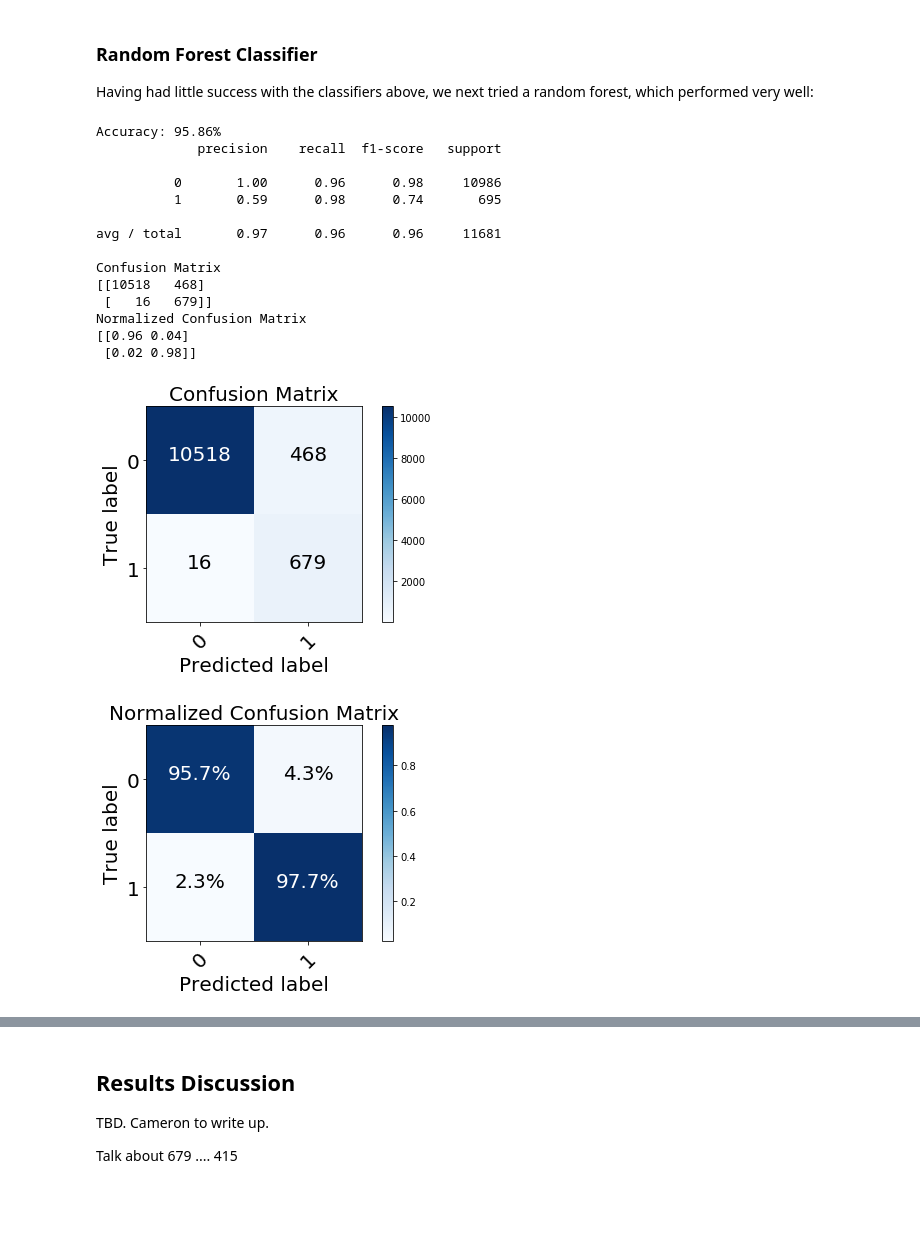
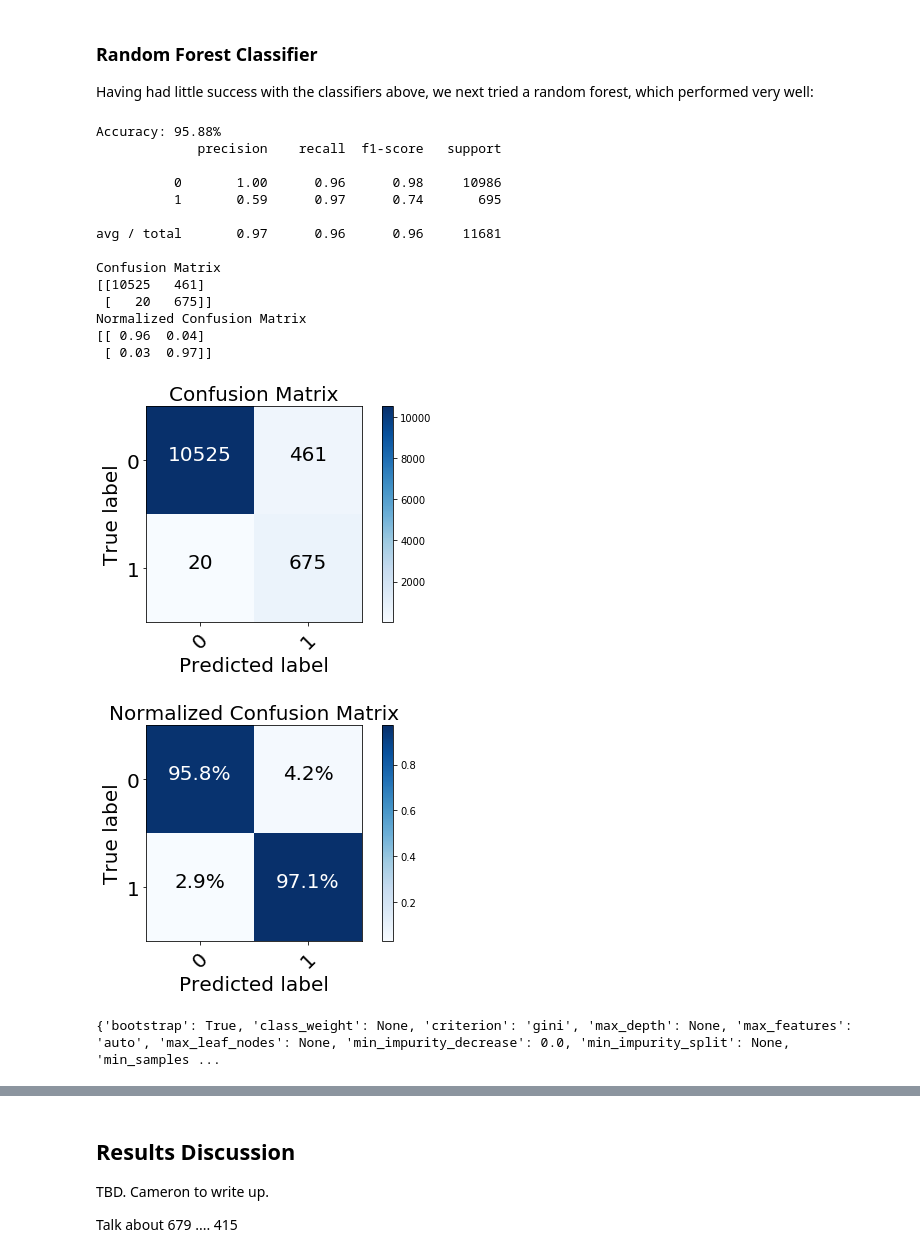
Before and after one commit to ajolson89/W207Fall2018Final, a Jupyter notebook: W207_FinalProj_02MLModels_KennedyKhannaOlson_Final.ipynb, the cells around one changed output, grey strips where cells are left out. Saved outputs shown, nothing was run; the diff lists cells and outputs as text; code cells hidden in the pictures; blank space fills up the shorter version.

Commit message:
Updated MLModels file with Random Forest GridSearch

```diff
--- a/W207_FinalProj_02MLModels_KennedyKhannaOlson_Final.ipynb
+++ b/W207_FinalProj_02MLModels_KennedyKhannaOlson_Final.ipynb
@@ -350,23 +351,25 @@ Normalized Confusion Matrix
 Having had little success with the classifiers above, we next tried a random forest, which performed very well:
 # %%
 ### Random Forest Attempt ###
-clf_RF = RandomForestClassifier(n_jobs=8, n_estimators=23, class_weight={0: 1, 1: 1}, criterion='gini')
+clf_RF = RandomForestClassifier(n_jobs=8, n_estimators=23)
 clf_RF.fit(train_data, train_labels)
 summarize_results(clf_RF)
+print(clf_RF.get_params())
 # %% [output]
-Accuracy: 95.86%
+Accuracy: 95.88%
              precision    recall  f1-score   support
 
           0       1.00      0.96      0.98     10986
-          1       0.59      0.98      0.74       695
+          1       0.59      0.97      0.74       695
 
 avg / total       0.97      0.96      0.96     11681
 
 Confusion Matrix
-[[10518   468]
- [   16   679]]
+[[10525   461]
+ [   20   675]]
 Normalized Confusion Matrix
-[[0.96 0.04]
- [0.02 0.98]]
+[[ 0.96  0.04]
+ [ 0.03  0.97]]
-[figure, old version]
+[figure, new version]
-[figure, old version]
+[figure, new version]
+{'bootstrap': True, 'class_weight': None, 'criterion': 'gini', 'max_depth': None, 'max_features': 'auto', 'max_leaf_nodes': None, 'min_impurity_decrease': 0.0, 'min_impurity_split': None, 'min_samples ...
```
Also changed, not shown: parts of 14 cells of this notebook.
